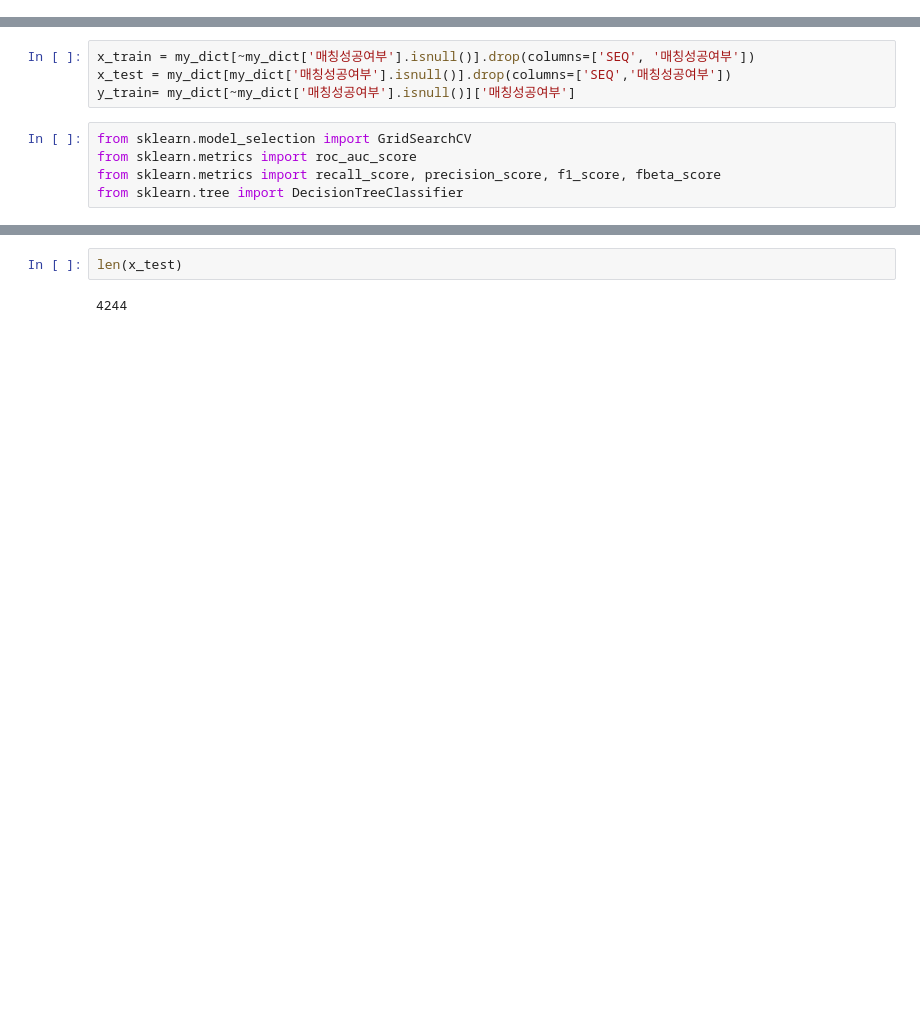
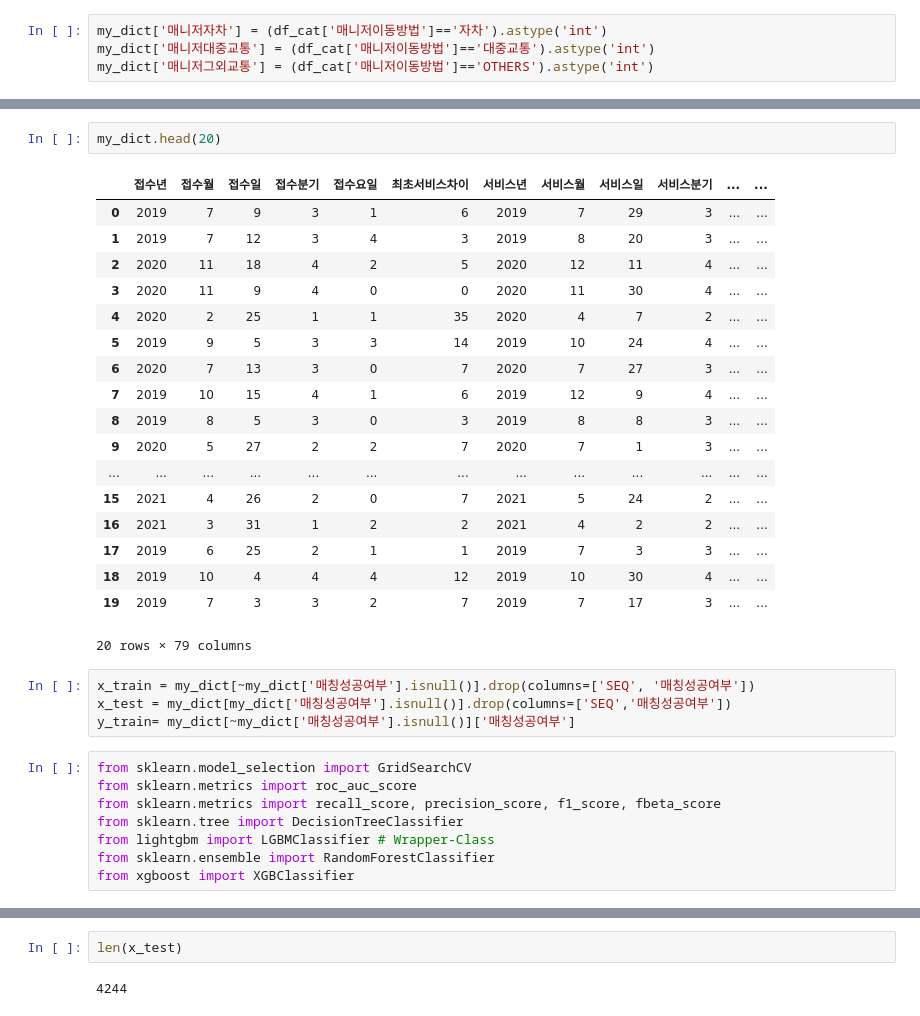
Before and after one commit to Hwijune/hackt, a Jupyter notebook: 04_ML/sample_modeling.ipynb, the cells around one changed output, grey strips where cells are left out. Saved outputs shown, nothing was run; the diff lists cells and outputs as text; blank space fills up the shorter version.

```diff
--- a/04_ML/sample_modeling.ipynb
+++ b/04_ML/sample_modeling.ipynb
@@ -33,0 +353,4 @@ memory usage: 6.4+ MB
+# %%
+my_dict['매니저자차'] = (df_cat['매니저이동방법']=='자차').astype('int')
+my_dict['매니저대중교통'] = (df_cat['매니저이동방법']=='대중교통').astype('int')
+my_dict['매니저그외교통'] = (df_cat['매니저이동방법']=='OTHERS').astype('int')
@@ -126,3 +513,24 @@ memory usage: 14.6+ MB
+# %%
+my_dict.head(20)
+# %% [output]
+|  | 접수년 | 접수월 | 접수일 | 접수분기 | 접수요일 | 최초서비스차이 | 서비스년 | 서비스월 | 서비스일 | 서비스분기 | ... | ... |
+| 0 | 2019 | 7 | 9 | 3 | 1 | 6 | 2019 | 7 | 29 | 3 | ... | ... |
+| 1 | 2019 | 7 | 12 | 3 | 4 | 3 | 2019 | 8 | 20 | 3 | ... | ... |
+| 2 | 2020 | 11 | 18 | 4 | 2 | 5 | 2020 | 12 | 11 | 4 | ... | ... |
+| 3 | 2020 | 11 | 9 | 4 | 0 | 0 | 2020 | 11 | 30 | 4 | ... | ... |
+| 4 | 2020 | 2 | 25 | 1 | 1 | 35 | 2020 | 4 | 7 | 2 | ... | ... |
+| 5 | 2019 | 9 | 5 | 3 | 3 | 14 | 2019 | 10 | 24 | 4 | ... | ... |
+| 6 | 2020 | 7 | 13 | 3 | 0 | 7 | 2020 | 7 | 27 | 3 | ... | ... |
+| 7 | 2019 | 10 | 15 | 4 | 1 | 6 | 2019 | 12 | 9 | 4 | ... | ... |
+| 8 | 2019 | 8 | 5 | 3 | 0 | 3 | 2019 | 8 | 8 | 3 | ... | ... |
+| 9 | 2020 | 5 | 27 | 2 | 2 | 7 | 2020 | 7 | 1 | 3 | ... | ... |
+| ... | ... | ... | ... | ... | ... | ... | ... | ... | ... | ... | ... | ... |
+| 15 | 2021 | 4 | 26 | 2 | 0 | 7 | 2021 | 5 | 24 | 2 | ... | ... |
+| 16 | 2021 | 3 | 31 | 1 | 2 | 2 | 2021 | 4 | 2 | 2 | ... | ... |
+| 17 | 2019 | 6 | 25 | 2 | 1 | 1 | 2019 | 7 | 3 | 3 | ... | ... |
+| 18 | 2019 | 10 | 4 | 4 | 4 | 12 | 2019 | 10 | 30 | 4 | ... | ... |
+| 19 | 2019 | 7 | 3 | 3 | 2 | 7 | 2019 | 7 | 17 | 3 | ... | ... |
+20 rows × 79 columns
 # %%
 x_train = my_dict[~my_dict['매칭성공여부'].isnull()].drop(columns=['SEQ', '매칭성공여부'])
 x_test = my_dict[my_dict['매칭성공여부'].isnull()].drop(columns=['SEQ','매칭성공여부'])
@@ -132,4 +540,7 @@ from sklearn.model_selection import GridSearchCV
 from sklearn.metrics import roc_auc_score
 from sklearn.metrics import recall_score, precision_score, f1_score, fbeta_score
 from sklearn.tree import DecisionTreeClassifier
+from lightgbm import LGBMClassifier # Wrapper-Class
+from sklearn.ensemble import RandomForestClassifier
+from xgboost import XGBClassifier
 # %%
```
Also changed, not shown: parts of 44 cells of this notebook, 22 other files.
